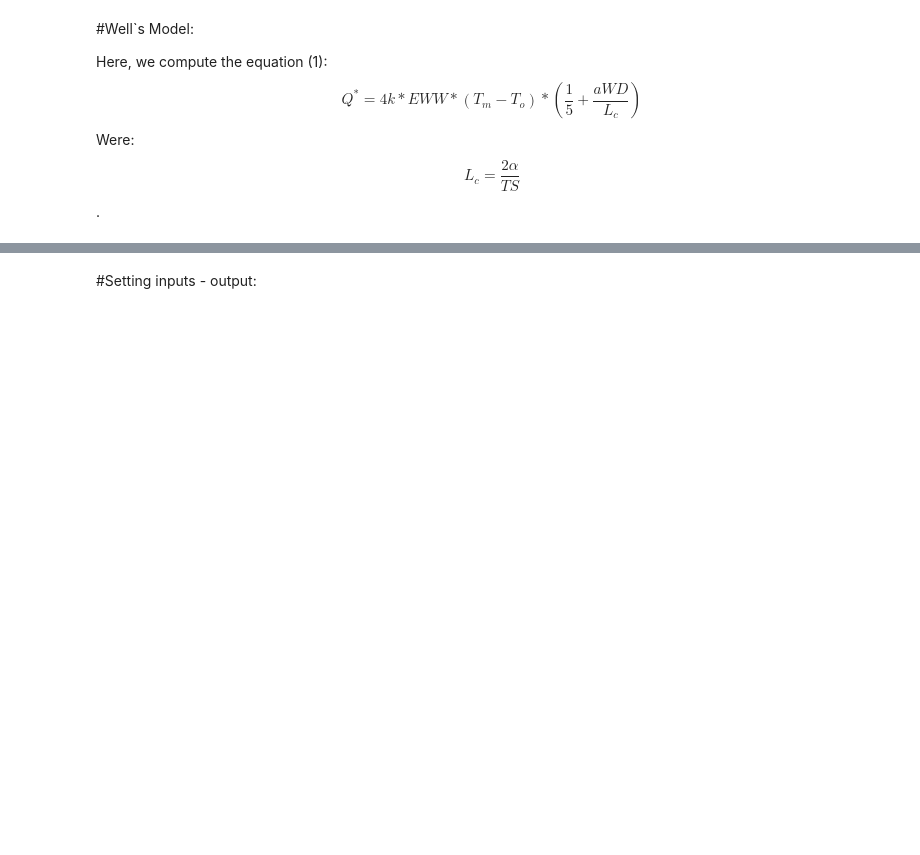
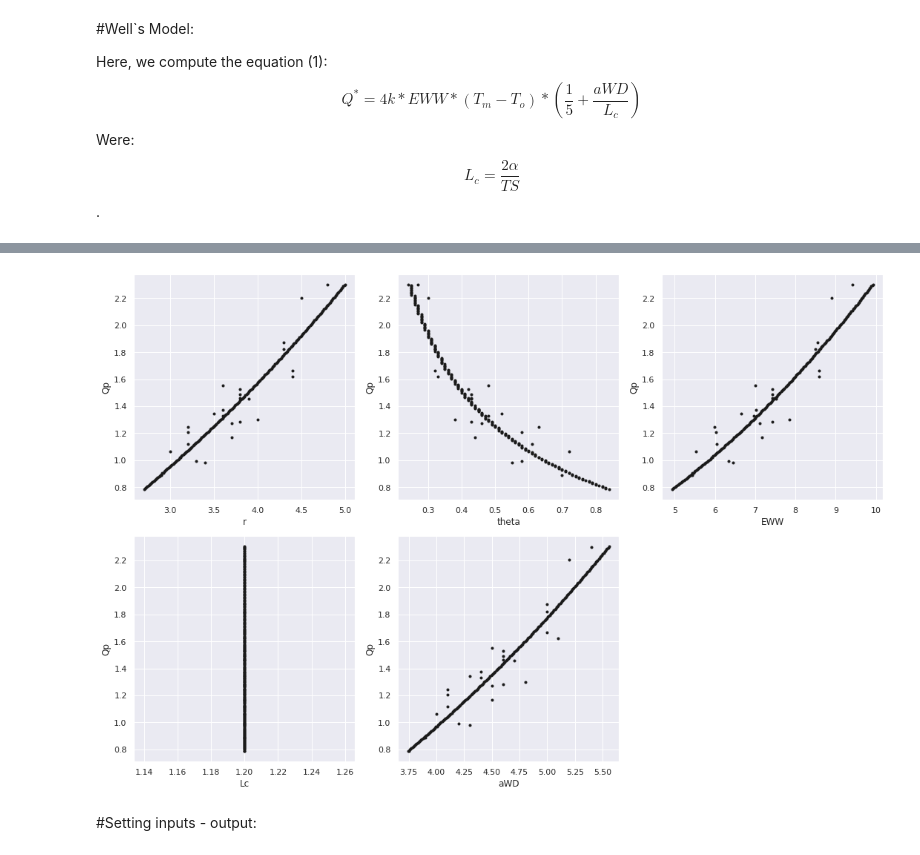
Before and after one commit to GermanOmar/ANN1, a Jupyter notebook: WAAM_1.ipynb, the cells around one changed output, grey strips where cells are left out. Saved outputs shown, nothing was run; the diff lists cells and outputs as text; code cells hidden in the pictures; blank space fills up the shorter version.

```diff
--- a/WAAM_1.ipynb
+++ b/WAAM_1.ipynb
@@ -70,3 +113,19 @@ plt.tight_layout()
+# %%
+fields = ['r', 'theta', 'EWW', 'Lc', 'aWD']
+import seaborn as sns
+sns.set()
+
+fig = plt.figure()
+fig.set_size_inches((15,10))
+for i, field in enumerate(fields):
+  plt.subplot(2, 3, i + 1)
+  plt.plot(data[field], data['Qp'], 'k.')
+  plt.xlabel(field)
+  plt.ylabel('Qp')
+
+plt.tight_layout()
+# %% [output]
+[figure, added]
 # %% [markdown]
 #Setting inputs - output:
 # %%
```
Also changed, not shown: parts of 10 cells of this notebook.
